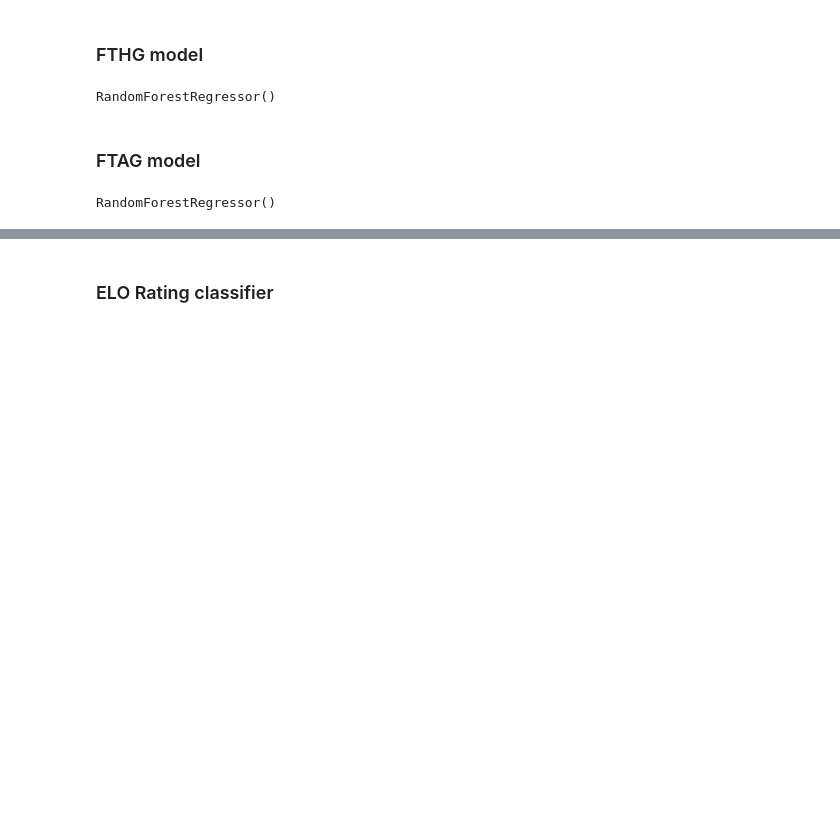
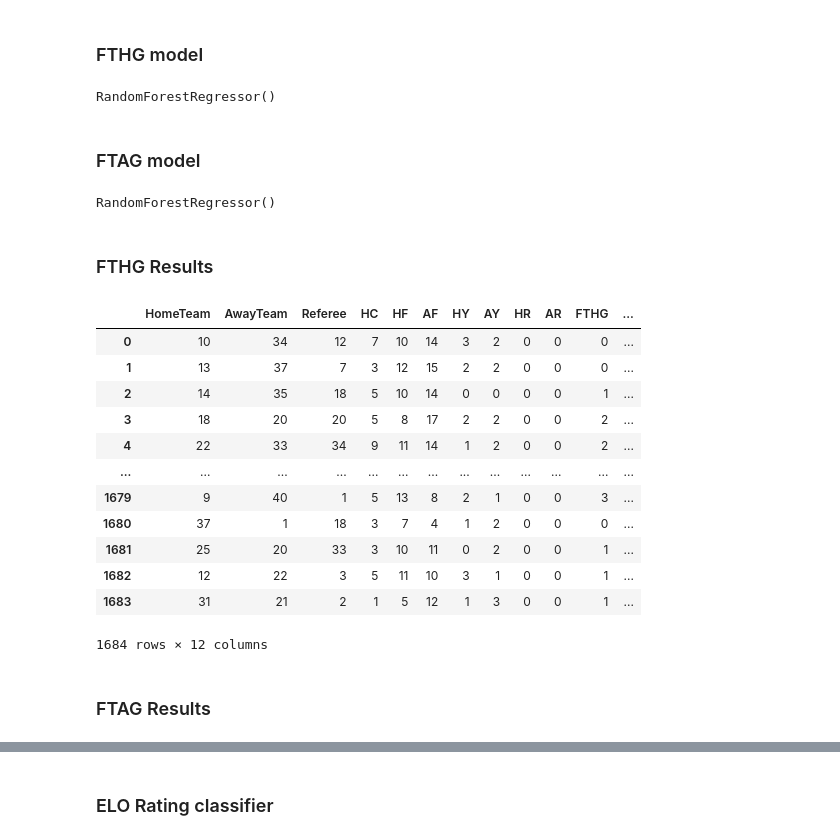
Before and after one commit to abircb/beat-the-bookie, a Jupyter notebook: main.ipynb, the cells around one changed output, grey strips where cells are left out. Cells and saved outputs as stored; diff of their text form; code cells hidden in the pictures; blank space fills up the shorter version.

```diff
--- a/main.ipynb
+++ b/main.ipynb
@@ -191,3 +193,24 @@ model_away = RandomForestRegressor(n_estimators = 100)
 model_away.fit(X_away_train, Y_away_train)
 # %% [output]
 RandomForestRegressor()
+# %% [markdown]
+### FTHG Results
+# %%
+home_training_data = general_training_data.copy().drop(['FTAG', 'AC', 'xAG', 'FTR'], axis=1)
+home_model_input_data = home_training_data.copy().drop(columns=['FTHG'])
+# %%
+home_training_data
+# %% [output]
+|  | HomeTeam | AwayTeam | Referee | HC | HF | AF | HY | AY | HR | AR | FTHG | ... |
+| 0 | 10 | 34 | 12 | 7 | 10 | 14 | 3 | 2 | 0 | 0 | 0 | ... |
+| 1 | 13 | 37 | 7 | 3 | 12 | 15 | 2 | 2 | 0 | 0 | 0 | ... |
+| 2 | 14 | 35 | 18 | 5 | 10 | 14 | 0 | 0 | 0 | 0 | 1 | ... |
+| 3 | 18 | 20 | 20 | 5 | 8 | 17 | 2 | 2 | 0 | 0 | 2 | ... |
+| 4 | 22 | 33 | 34 | 9 | 11 | 14 | 1 | 2 | 0 | 0 | 2 | ... |
+| ... | ... | ... | ... | ... | ... | ... | ... | ... | ... | ... | ... | ... |
+| 1679 | 9 | 40 | 1 | 5 | 13 | 8 | 2 | 1 | 0 | 0 | 3 | ... |
+| 1680 | 37 | 1 | 18 | 3 | 7 | 4 | 1 | 2 | 0 | 0 | 0 | ... |
+| 1681 | 25 | 20 | 33 | 3 | 10 | 11 | 0 | 2 | 0 | 0 | 1 | ... |
+| 1682 | 12 | 22 | 3 | 5 | 11 | 10 | 3 | 1 | 0 | 0 | 1 | ... |
+| 1683 | 31 | 21 | 2 | 1 | 5 | 12 | 1 | 3 | 0 | 0 | 1 | ... |
+1684 rows × 12 columns
@@ -193,0 +226,2 @@ RandomForestRegressor()
+# %% [markdown]
+### FTAG Results
```
Also changed, not shown: parts of 25 cells of this notebook, 4 other files.
